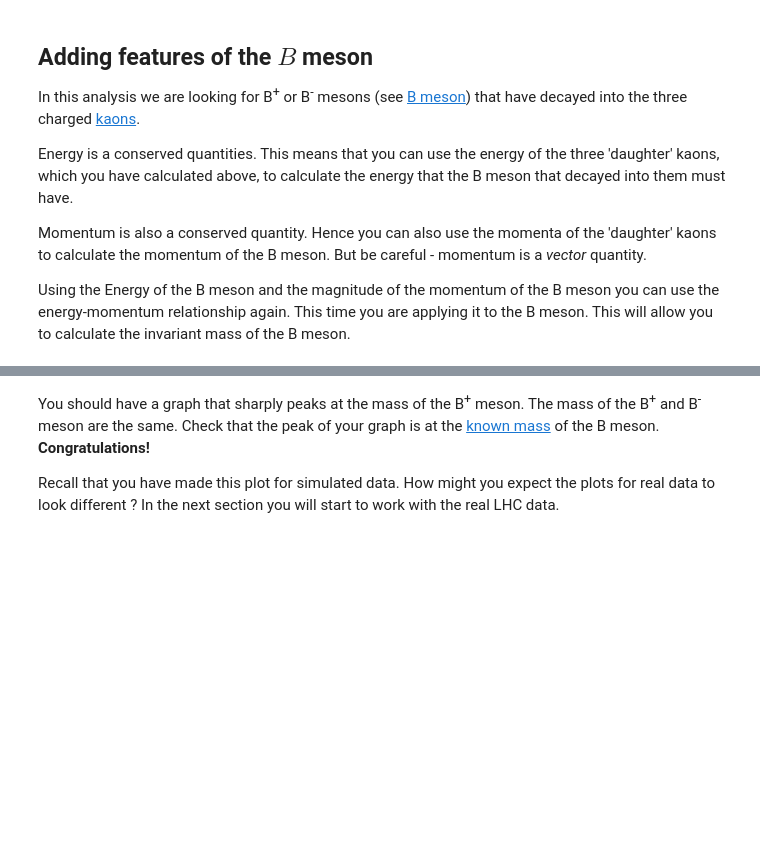
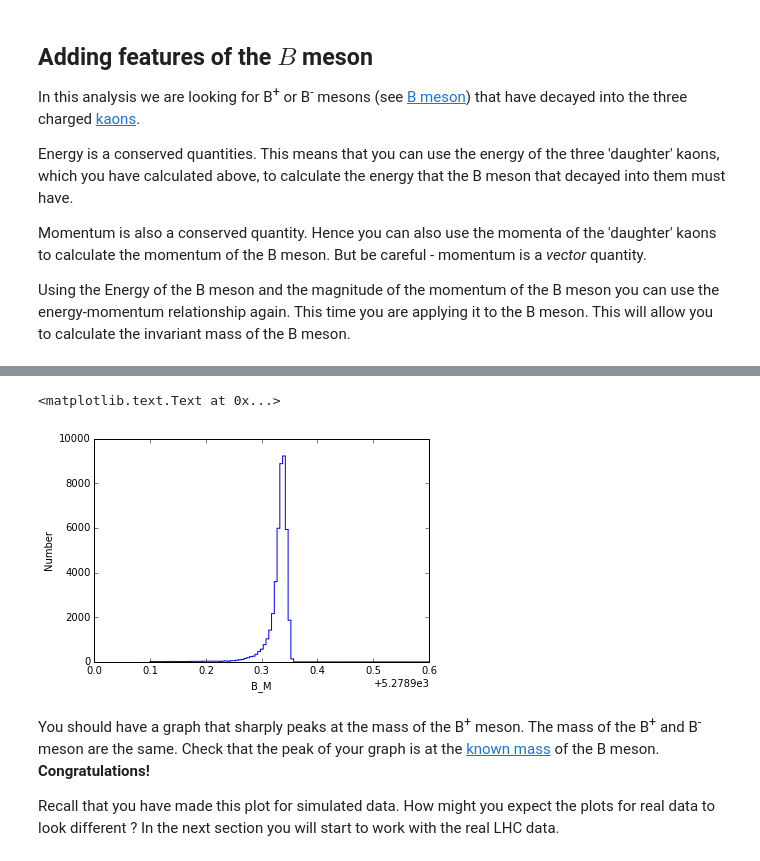
Before and after one commit to pjholt/opendata-project, a Jupyter notebook: LHCb_Open_Data_Project.ipynb, the cells around one changed output, grey strips where cells are left out. Drawn from its saved outputs; the diff is of its cells as text; code cells hidden in the pictures; blank space fills up the shorter version.

```diff
--- a/LHCb_Open_Data_Project.ipynb
+++ b/LHCb_Open_Data_Project.ipynb
@@ -180,0 +194,10 @@ Using the Energy of the B meson and the magnitude of the momentum of the B meson
+# %%
+# calculate the energy of the B meson
+sim_data.eval('H2_P = sqrt(H2_PX**2 + H2_PY**2 + H2_PZ**2)')
+sim_data['H2_M'] = mass_Kp
+sim_data.eval('H2_E = sqrt(H2_P**2 + H2_M**2)')
+sim_data.eval('H3_P = sqrt(H3_PX**2 + H3_PY**2 + H3_PZ**2)')
+sim_data['H3_M'] = mass_Kp
+sim_data.eval('H3_E = sqrt(H3_P**2 + H3_M**2)')
+sim_data.eval('B_E = H1_E + H2_E + H3_E')
+sim_data.head(5)
@@ -184,6 +226,14 @@ Using the Energy of the B meson and the magnitude of the momentum of the B meson
 # %%
 # calculate the B meson invariant mass
 # plot the B meson invariant mass in a histogram
+sim_data.eval('B_M = sqrt(B_E**2 - B_P**2)')
+sim_data.head(5)
+H_sim_data_B_M = sim_data.B_M.hist(bins=101, range=[5279.0,5279.5])
+xlabel('B_M')
+ylabel('Number')
+# %% [output]
+<matplotlib.text.Text at 0x...>
+[figure, added]
 # %% [markdown]
 You should have a graph that sharply peaks at the mass of the B<sup>+</sup> meson. The mass of the B<sup>+</sup> and B<sup>-</sup> meson are the same. Check that the peak of your graph is at the [known mass](http://pdg.lbl.gov/2014/listings/rpp2014-list-B-plus-minus.pdf) of the B meson. **Congratulations!**
 
```
Also changed, not shown: parts of 11 cells of this notebook.
